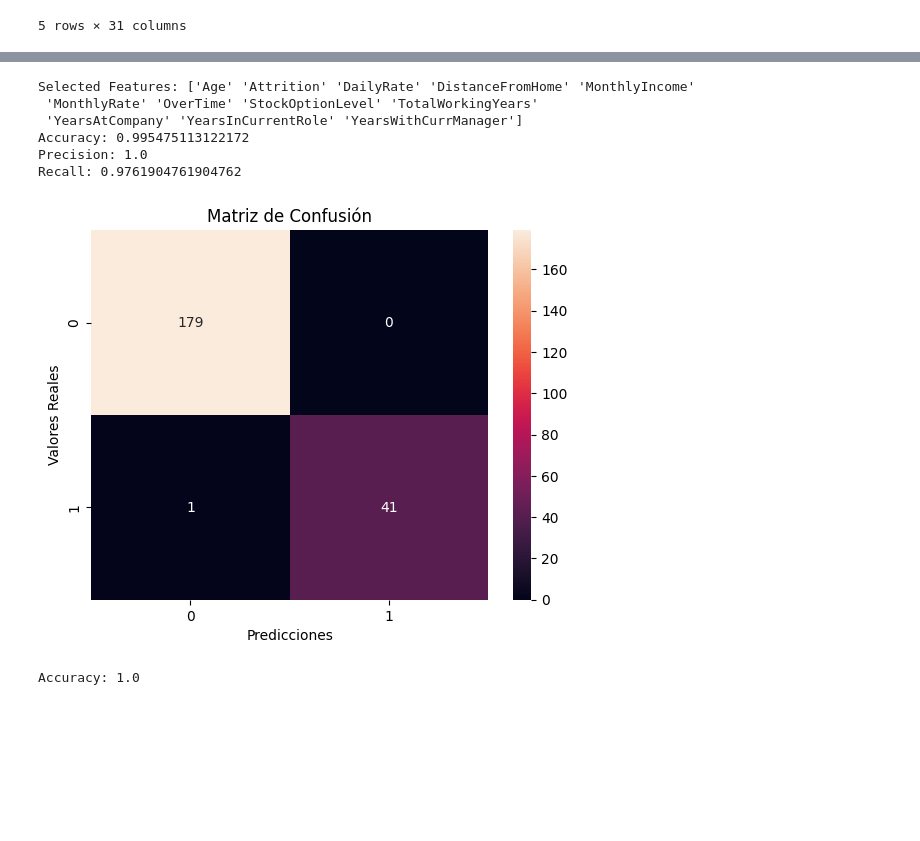
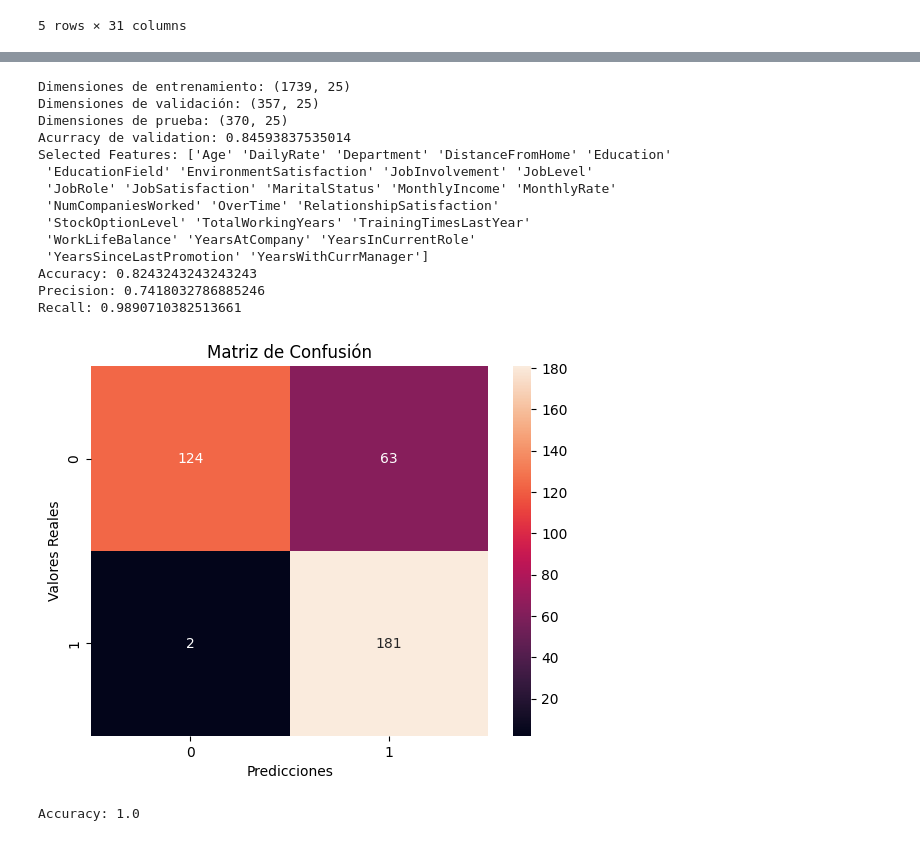
Before and after one commit to AndreAraya/Modelos-de-Machine-Learning-Diabetes-y-IBM-Atrittion-, a Jupyter notebook: IBM_attrition.ipynb, the cells around one changed output, grey strips where cells are left out. Cells and saved outputs as stored; diff of their text form; code cells hidden in the pictures; blank space fills up the shorter version.

Commit message:
Se corrige error de procesamiento
Se encontro un problema por que se agregaba la columna Attrition al training, la cual es nuestro set de labels. ademas se agrega validation set y el acurracy.

```diff
--- a/IBM_attrition.ipynb
+++ b/IBM_attrition.ipynb
@@ -168,8 +168,8 @@ df.head()
 # %%
 
 
-# Identifica las columnas categóricas
-def encodeCategoricalCols(dataSet):
+# Identifica las columnas que no son numeros y las transforma
+def datasetTransformation(dataSet):
     # Identificar columnas categóricas
     categoricalCols = dataSet.select_dtypes(include=['object']).columns.tolist()
 
@@ -183,7 +183,7 @@ def encodeCategoricalCols(dataSet):
     return dataSet
 
 
-newDataSet= encodeCategoricalCols(df.copy())
+newDataSet= datasetTransformation(df.copy())
 newDataSet.head()
 # %% [output]
 |  | Age | Attrition | BusinessTravel | DailyRate | Department | DistanceFromHome | Education | ... |
@@ -198,8 +198,10 @@ def dataSelec(dataSet,columns):
     # Seleccionar las k mejores características
     selector = SelectKBest(chi2, k=columns)
     y = dataSet['Attrition']
-    XNew = selector.fit_transform(encodeCategoricalCols(dataSet), y)
+    dataSet = dataSet.drop('Attrition', axis=1) #se elimina la columna Attrition ya que es nuestro Y o los labels
+    XNew = selector.fit_transform(datasetTransformation(dataSet), y)
     SelectedFeatures = selector.get_feature_names_out()
+
     # Escalar las características seleccionadas
     scaler = StandardScaler()
     XScaled = scaler.fit_transform(XNew)
@@ -212,39 +214,47 @@ def dataSelec(dataSet,columns):
 
 
 def knn(columns, dataSet,neighbors,balanced):
-
+    #Se seleccionan las mejores caracteristicas
     xBalanced = dataSelec(dataSet,columns)[0]
     yBalanced = dataSelec(dataSet,columns)[1]
     x = dataSelec(dataSet,columns)[2]
     y = dataSelec(dataSet,columns)[3]
 
+    #Probar con datos balanceados o sin balancear
     if balanced:
-        # Dividir los datos en entrenamiento y prueba
-        XTrain, XTest, yTrain, yTest = train_test_split(xBalanced, yBalanced, test_size=0.15, random_state=70)
+        xTrainVal, xTest, yTrainVal, yTest = train_test_split(xBalanced, yBalanced, test_size=0.15, random_state=70)
+        xTrain, xVal, yTrain, yVal = train_test_split(xTrainVal, yTrainVal, test_size=0.17, random_state=70)
     else:
-        # Crear el  modelo KNN
-        XTrain, XTest, yTrain, yTest = train_test_split(x, y, test_size=0.15, random_state=70)
+        xTrainVal, xTest, yTrainVal, yTest = train_test_split(x, y, test_size=0.15, random_state=70)
+        xTrain, xVal, yTrain, yVal = train_test_split(xTrainVal, yTrainVal, test_size=0.15, random_state=70)
+
+    # Verificar las dimensiones de los set de training, validation y testing
+    print("Dimensiones de entrenamiento:", xTrain.shape)
+    print("Dimensiones de validación:", xVal.shape)
+    print("Dimensiones de prueba:", xTest.shape)
 
     knn = KNeighborsClassifier(neighbors)
+    knn.fit(xTrain, yTrain)
 
-    # Entrenar el modelo
-    knn.fit(XTrain, yTrain)
+  # Evaluar el modelo con el validation dataset
+    valAccuracy = accuracy_score(yVal, knn.predict(xVal))
+    print("Acurracy de validation:", valAccuracy)
 
-    # Hacer predicciones
-    yPred = knn.predict(XTest)
+  # Make predictions on the test set
+    yPred = knn.predict(xTest)
 
-    # Evaluar el modelo
+    # Evaluacion de metricas del modelo
     print("Selected Features:", dataSelec(dataSet,columns)[4])
     print("Accuracy:", accuracy_score(yTest, yPred))
     print("Precision:", precision_score(yTest, yPred))
     print("Recall:", recall_score(yTest, yPred))
 
-
+  #Matriz de confusion
     sns.heatmap(confusion_matrix(yTest, yPred), annot=True, fmt='d')
     plt.title('Matriz de Confusión')
     plt.xlabel('Predicciones')
     plt.ylabel('Valores Reales')
     plt.show()
 
-knn(12, newDataSet.copy(), 5, True)
+knn(columns=15, dataSet=newDataSet.copy(), neighbors=10, balanced=True)
 # %% [output]
@@ -258,13 +273,21 @@ Recall: 1.0
 # %%
-knn(12, newDataSet.copy(), 5, False)
+knn(columns=25, dataSet=newDataSet.copy(), neighbors=5, balanced=True)
 # %% [output]
-Selected Features: ['Age' 'Attrition' 'DailyRate' 'DistanceFromHome' 'MonthlyIncome'
- 'MonthlyRate' 'OverTime' 'StockOptionLevel' 'TotalWorkingYears'
- 'YearsAtCompany' 'YearsInCurrentRole' 'YearsWithCurrManager']
-Accuracy: 0.995475113122172
-Precision: 1.0
-Recall: 0.9761904761904762
+Dimensiones de entrenamiento: (1739, 25)
+Dimensiones de validación: (357, 25)
+Dimensiones de prueba: (370, 25)
+Acurracy de validation: 0.84593837535014
+Selected Features: ['Age' 'DailyRate' 'Department' 'DistanceFromHome' 'Education'
+ 'EducationField' 'EnvironmentSatisfaction' 'JobInvolvement' 'JobLevel'
+ 'JobRole' 'JobSatisfaction' 'MaritalStatus' 'MonthlyIncome' 'MonthlyRate'
+ 'NumCompaniesWorked' 'OverTime' 'RelationshipSatisfaction'
+ 'StockOptionLevel' 'TotalWorkingYears' 'TrainingTimesLastYear'
+ 'WorkLifeBalance' 'YearsAtCompany' 'YearsInCurrentRole'
+ 'YearsSinceLastPromotion' 'YearsWithCurrManager']
+Accuracy: 0.8243243243243243
+Precision: 0.7418032786885246
+Recall: 0.9890710382513661
-[figure, old version]
+[figure, new version]
 # %%
 def count(dataset):
     x=0
```
Also changed, not shown: parts of 2 cells of this notebook.
